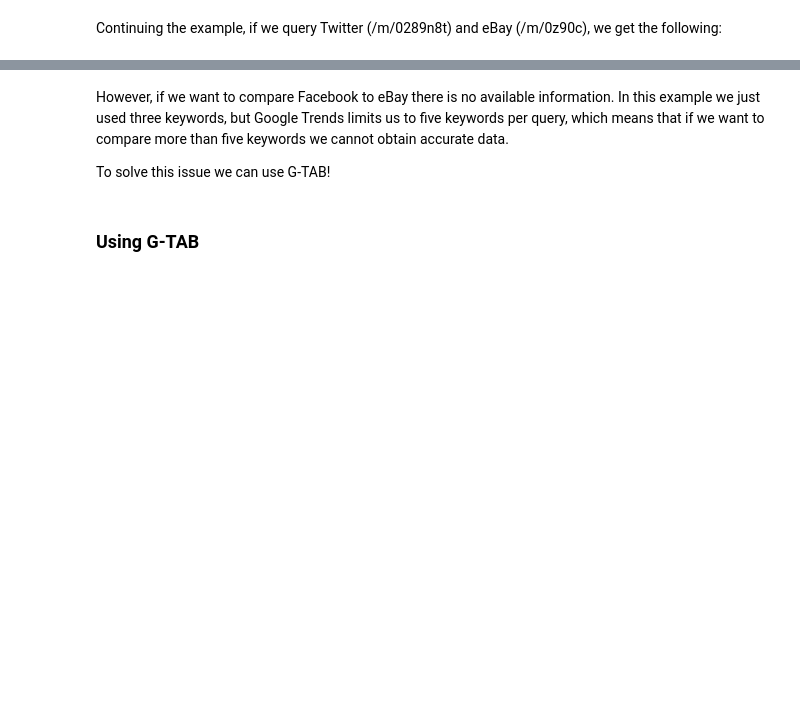
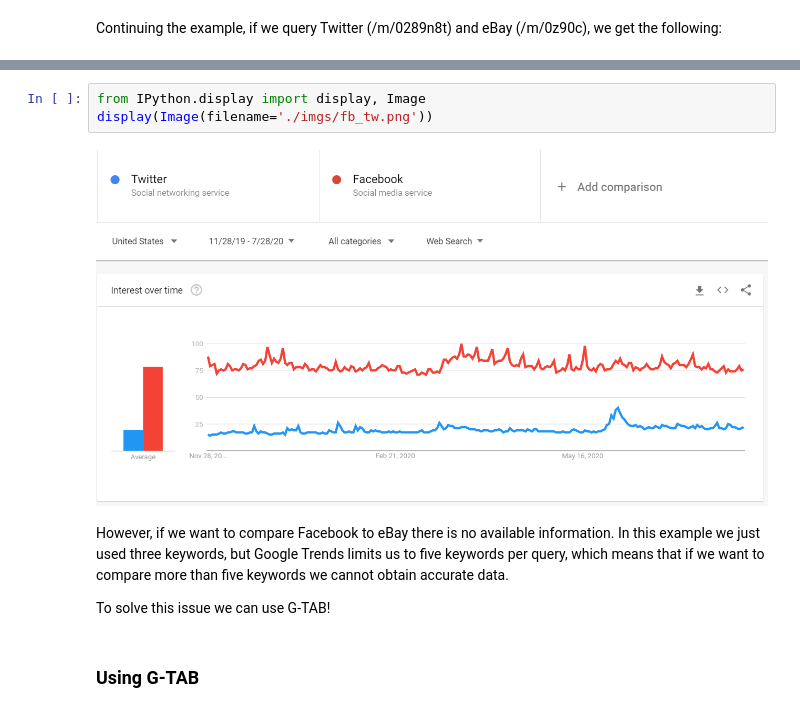
Before and after one commit to epfl-dlab/GoogleTrendsAnchorBank, a Jupyter notebook: example/example.ipynb, the cells around one changed output, grey strips where cells are left out. Cells and saved outputs as stored; diff of their text form; blank space fills up the shorter version.

```diff
--- a/example/example.ipynb
+++ b/example/example.ipynb
@@ -15,3 +12,8 @@ Continuing the example, if we query Twitter (/m/0289n8t) and eBay (/m/0z90c), we
+# %%
+from IPython.display import display, Image
+display(Image(filename='./imgs/fb_tw.png'))
+# %% [output]
+[figure, added]
 # %% [markdown]
 However, if we want to compare Facebook to eBay there is no available information. In this example we just used three keywords, but Google Trends limits us to five keywords per query, which means that if we want to compare more than five keywords we cannot obtain accurate data.
 
```
Also changed, not shown: parts of 3 cells of this notebook.
